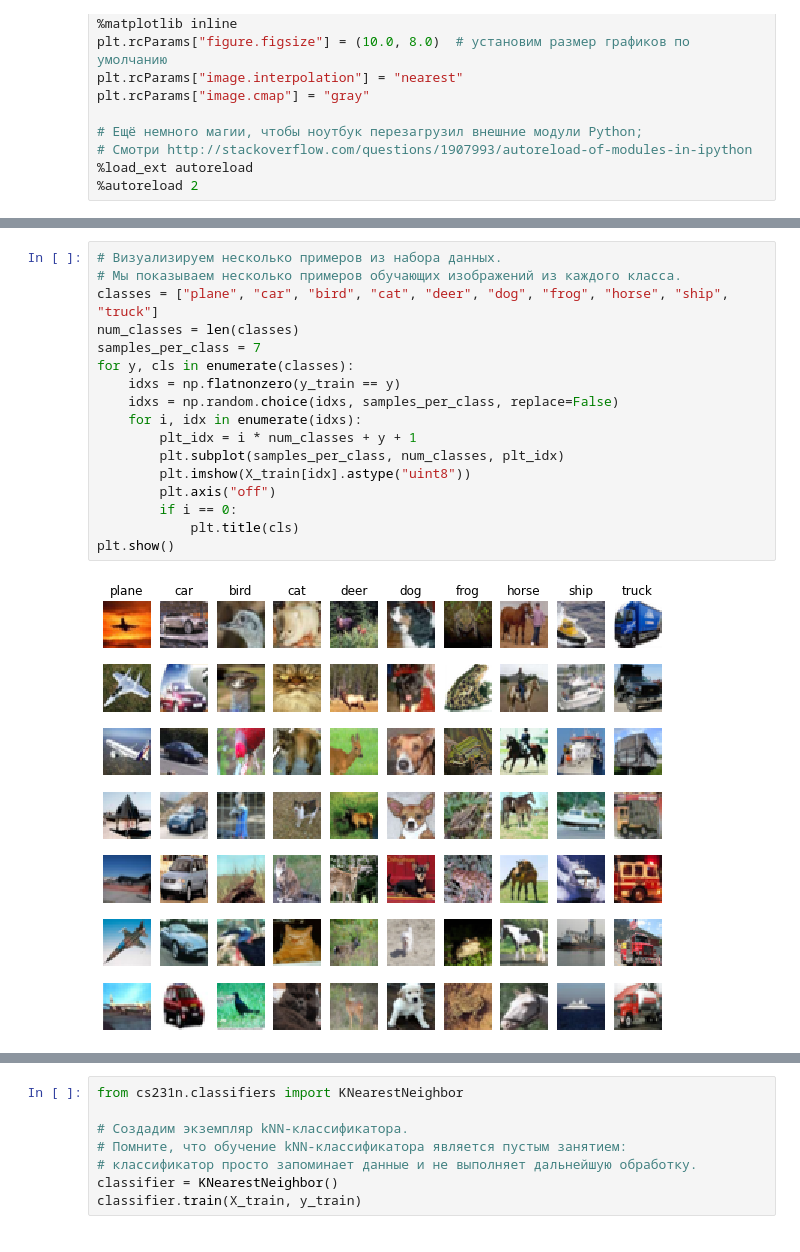
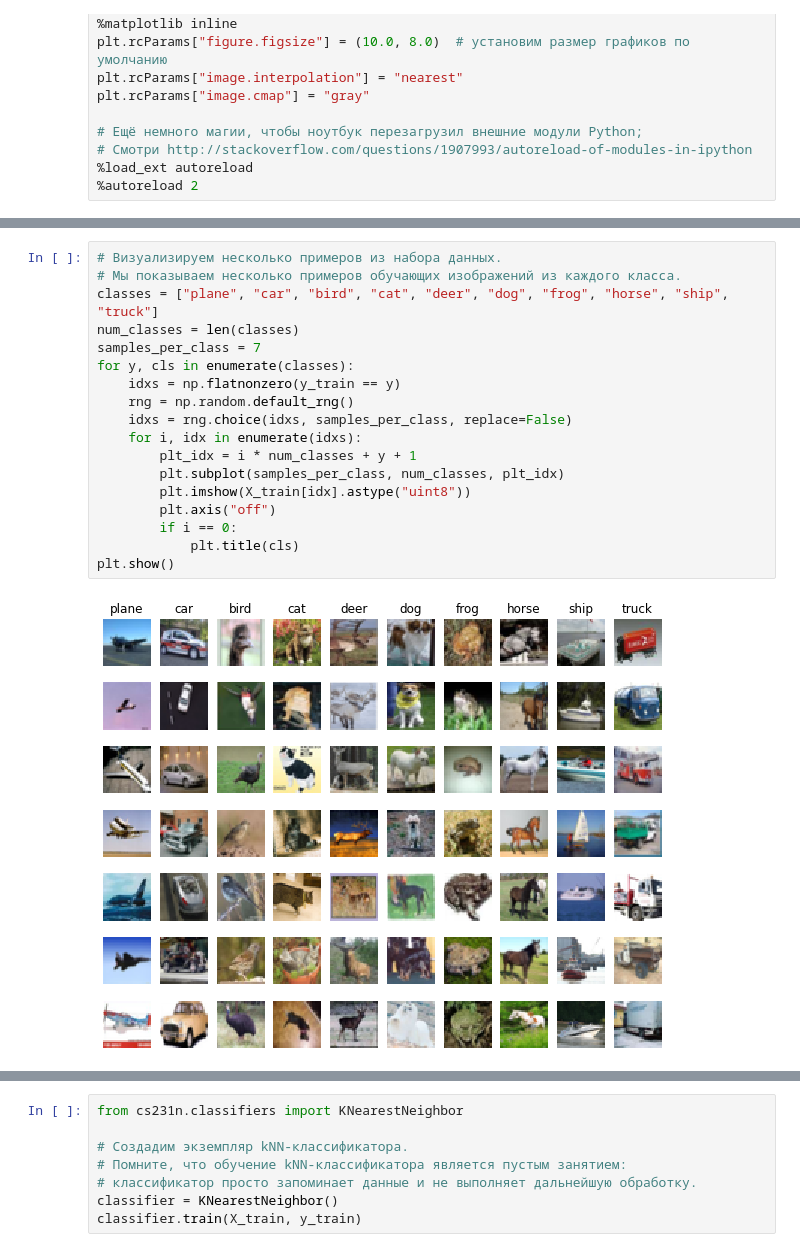
Before and after one commit to mikhailmartin/CS231n, a Jupyter notebook: assignment1/knn.ipynb, the cells around one changed output, grey strips where cells are left out. Cells and saved outputs as stored; diff of their text form.

```diff
--- a/assignment1/knn.ipynb
+++ b/assignment1/knn.ipynb
@@ -55,22 +55,23 @@ print("Форма тестовых меток:  ", y_test.shape)
 # %%
 # Визуализируем несколько примеров из набора данных.
 # Мы показываем несколько примеров обучающих изображений из каждого класса.
 classes = ["plane", "car", "bird", "cat", "deer", "dog", "frog", "horse", "ship", "truck"]
 num_classes = len(classes)
 samples_per_class = 7
 for y, cls in enumerate(classes):
     idxs = np.flatnonzero(y_train == y)
-    idxs = np.random.choice(idxs, samples_per_class, replace=False)
+    rng = np.random.default_rng()
+    idxs = rng.choice(idxs, samples_per_class, replace=False)
     for i, idx in enumerate(idxs):
         plt_idx = i * num_classes + y + 1
         plt.subplot(samples_per_class, num_classes, plt_idx)
         plt.imshow(X_train[idx].astype("uint8"))
         plt.axis("off")
         if i == 0:
             plt.title(cls)
 plt.show()
 # %% [output]
-[figure, old version]
+[figure, new version]
 # %%
 # Подвыборка данных для более эффективного выполнения кода в этом упражнении
 num_training = 5000
```
Also changed, not shown: parts of 3 cells of this notebook, 4 other files.
